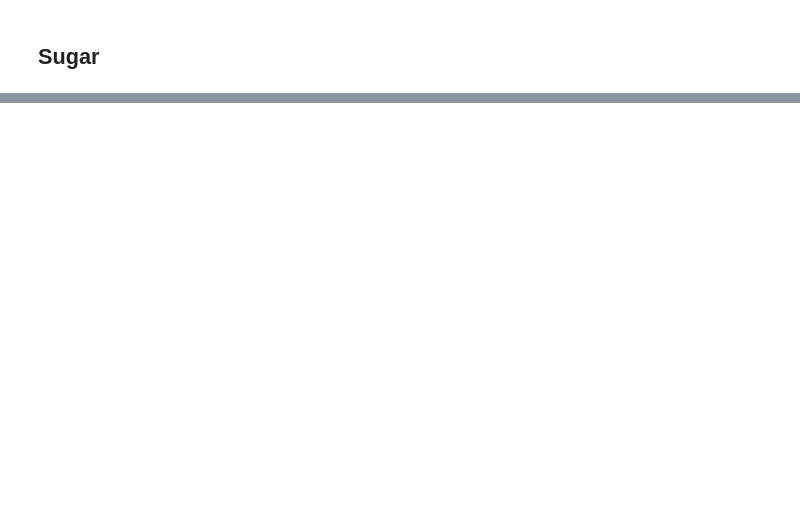
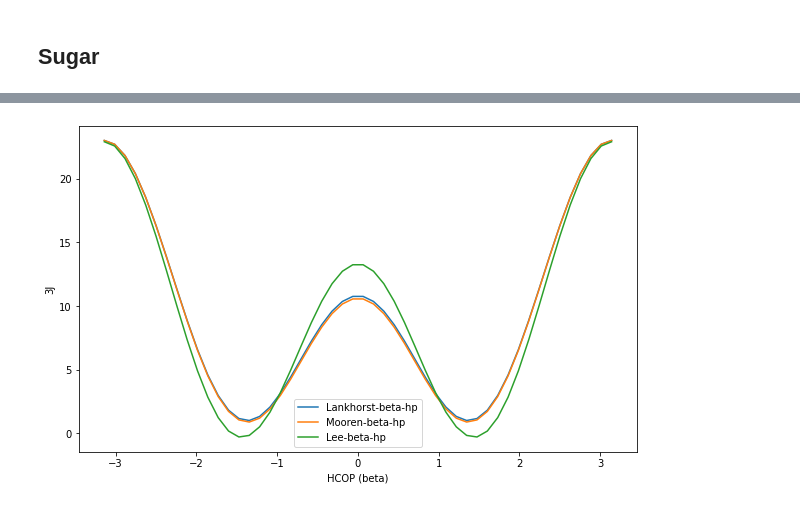
Before and after one commit to bussilab/karplus-equations, a Jupyter notebook: Karplus-Equations.ipynb, the cells around one changed output, grey strips where cells are left out. Drawn from its saved outputs; the diff is of its cells as text; code cells hidden in the pictures; blank space fills up the shorter version.

Commit message:
Added beta and gamma

```diff
--- a/Karplus-Equations.ipynb
+++ b/Karplus-Equations.ipynb
@@ -100,0 +196,15 @@ plt.show()
+# %%
+plt.figure(figsize=(10,6))
+for l in [
+    "Lankhorst-beta-hp",
+    "Mooren-beta-hp",
+    "Lee-beta-hp",
+]:
+    x=np.linspace(-np.pi,np.pi)
+    plt.plot(x,karplus_backbone(x,par=l),label=l)
+plt.legend()
+plt.xlabel("HCOP (beta)")
+plt.ylabel("3J")
+plt.show()
+# %% [output]
+[figure, added]
```
Also changed, not shown: parts of 4 cells of this notebook.
